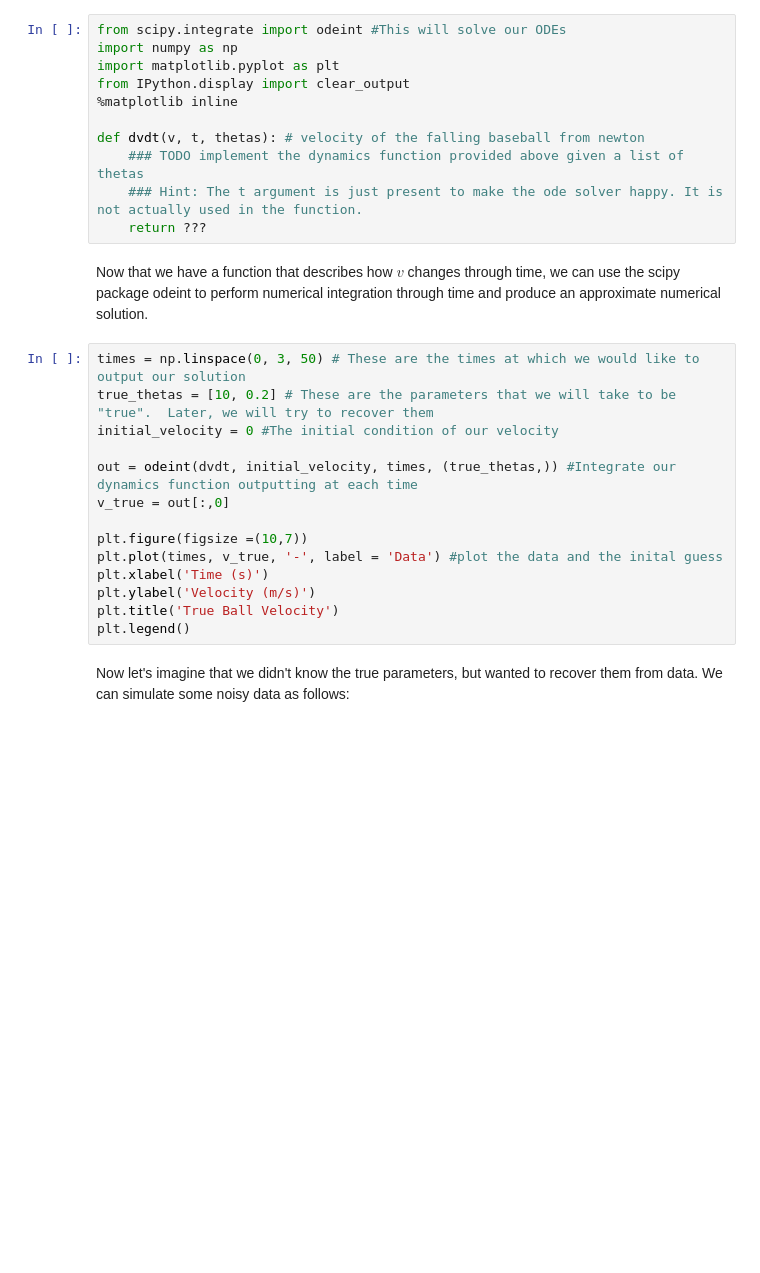
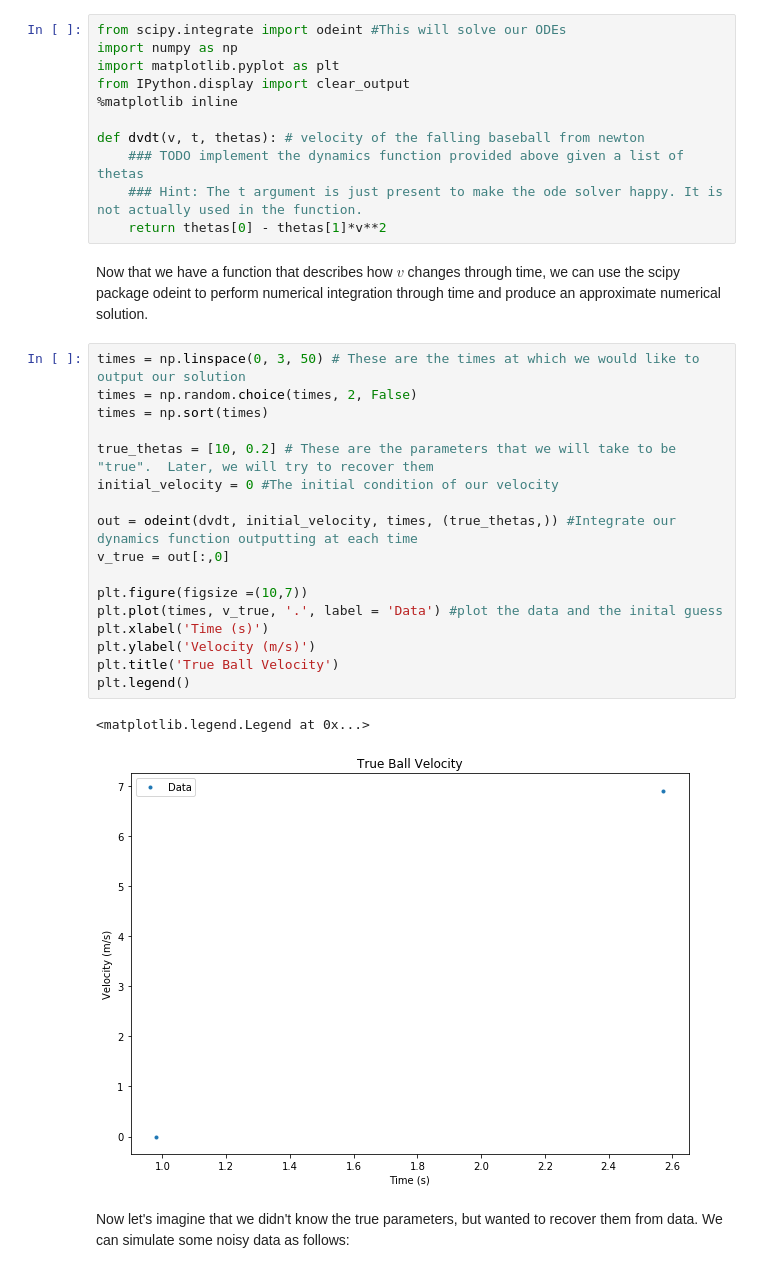
Before and after one commit to colinbrust/Week_11_NeuralODEs, a Jupyter notebook: Week_11_NODES.ipynb, the cells around one changed output. Saved outputs shown, nothing was run; the diff lists cells and outputs as text; blank space fills up the shorter version.

```diff
--- a/Week_11_NODES.ipynb
+++ b/Week_11_NODES.ipynb
@@ -18,23 +18,29 @@ from IPython.display import clear_output
 def dvdt(v, t, thetas): # velocity of the falling baseball from newton
     ### TODO implement the dynamics function provided above given a list of thetas
     ### Hint: The t argument is just present to make the ode solver happy. It is not actually used in the function.
-    return ???
+    return thetas[0] - thetas[1]*v**2
 # %% [markdown]
 Now that we have a function that describes how $v$ changes through time, we can use the scipy package odeint to perform numerical integration through time and produce an approximate numerical solution.
 # %%
 times = np.linspace(0, 3, 50) # These are the times at which we would like to output our solution
+times = np.random.choice(times, 2, False)
+times = np.sort(times)
+
 true_thetas = [10, 0.2] # These are the parameters that we will take to be "true".  Later, we will try to recover them
 initial_velocity = 0 #The initial condition of our velocity
 
 out = odeint(dvdt, initial_velocity, times, (true_thetas,)) #Integrate our dynamics function outputting at each time
 v_true = out[:,0]
 
 plt.figure(figsize =(10,7))
-plt.plot(times, v_true, '-', label = 'Data') #plot the data and the inital guess
+plt.plot(times, v_true, '.', label = 'Data') #plot the data and the inital guess
 plt.xlabel('Time (s)')
 plt.ylabel('Velocity (m/s)')
 plt.title('True Ball Velocity')
 plt.legend()
+# %% [output]
+<matplotlib.legend.Legend at 0x...>
+[figure, added]
 # %% [markdown]
 Now let's imagine that we didn't know the true parameters, but wanted to recover them from data.  We can simulate some noisy data as follows:
 # %%
```
Also changed, not shown: parts of 8 cells of this notebook.
